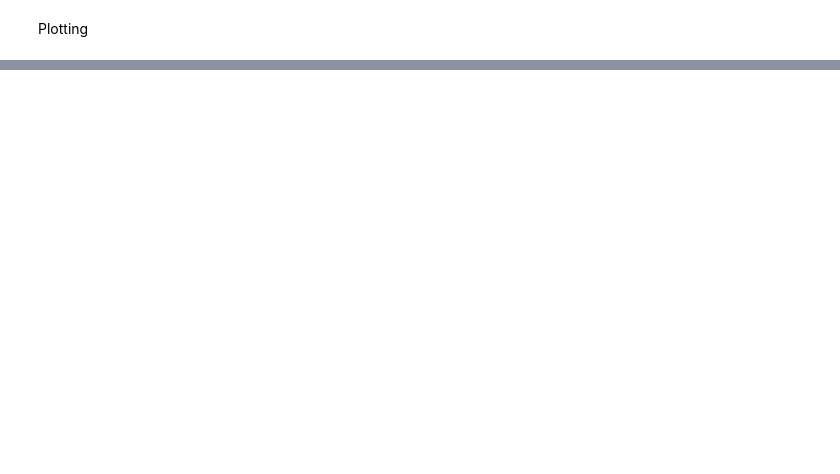
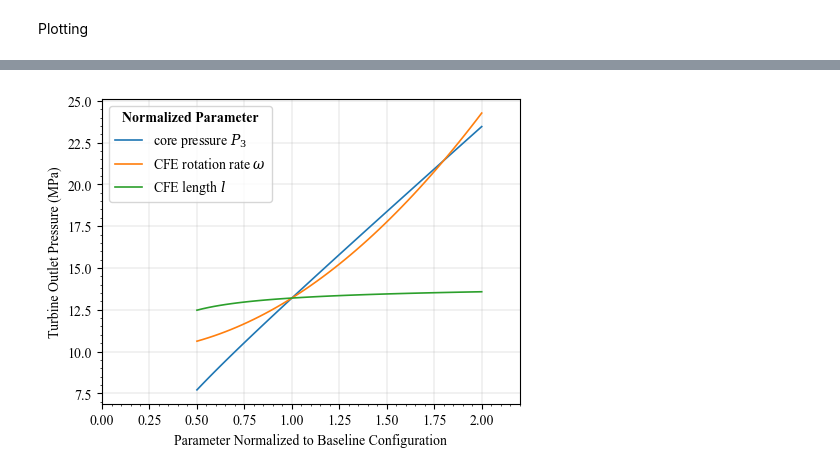
Before and after one commit to daa97/CFE, a Jupyter notebook: PM_PressureDrop.ipynb, the cells around one changed output, grey strips where cells are left out. Drawn from its saved outputs; the diff is of its cells as text; code cells hidden in the pictures; blank space fills up the shorter version.

Commit message:
Add parametric sweep for turbine pressure

```diff
--- a/PM_PressureDrop.ipynb
+++ b/PM_PressureDrop.ipynb
@@ -69,5 +4,25 @@ PM_dP = 610.8286172784865
 # %% [markdown]
 Plotting
+# %%
+def turb_outlet_pressure(core_pressure, density, radius, mdot, w, R1, R2, R3, L, T_PM):
+    "Returns turbine outlet pressure P1 and SiC inner wall pressure P2"
+    dPs = []
+    preint = - (w**2)/R2
+    for i in range(radius.shape[0]):
+        dP = radius[i]**2 * density[i]
+        dPs.append(dP)
+    P_cent = preint * np.sum(dPs) * np.diff(radius)[0]
+    P2 = core_pressure + P_cent # Outlet pressure [MPa]
+    PMstate = H2(T=T_PM, P=P2) # Fluid state
+    Q= mdot / PMstate.rho # Volumetric flow rate [m^3/s]
+    A = 2*np.pi*R3*L # Cross sectional area [m^2]
+    vs = Q / A # Darcian velocity [m/s]
+
+    k1 = 5.69771546674471E-12 # for 18% open porosity, 35% total
+    k2 = np.exp(-1.71588/(k1**0.08093)) # Correlation from Dey et al.
+    P1 = np.sqrt((PMstate.mu*vs/k1 + (PMstate.rho*vs**2)/k2) * 2*P2*(R3-R2) + P2**2) # Inlet pressure to PM [Pa]
+    PM_dP =  P1 - P2 # Pressure drop across PM [Pa]
+    return P1, P2
 # %%
 from fluids import H2
 import numpy as np
@@ -199,0 +113,16 @@ FileNotFoundError: [Errno 2] No such file or directory: 'Better/d_P_core_2.npy'
+# %%
+for key in xvals:       # plot each line
+    plt.plot(xvals[key], [y/1e6 for y in yvals[key]], label=labels[key])
+
+plt.legend(title="Normalized Parameter", title_fontproperties={"family": "Times New Roman:bold"})
+plt.xlabel("Parameter Normalized to Baseline Configuration")
+plt.ylabel("Turbine Outlet Pressure (MPa)")
+plt.xlim(0,2.2)
+
+# ******************************************
+# TODO: update figure name
+# ******************************************
+plt.savefig("turbine_pressure.svg")
+plt.show()
+# %% [output]
+[figure, added]
```
Also changed, not shown: parts of 3 cells of this notebook, 7 other files.
